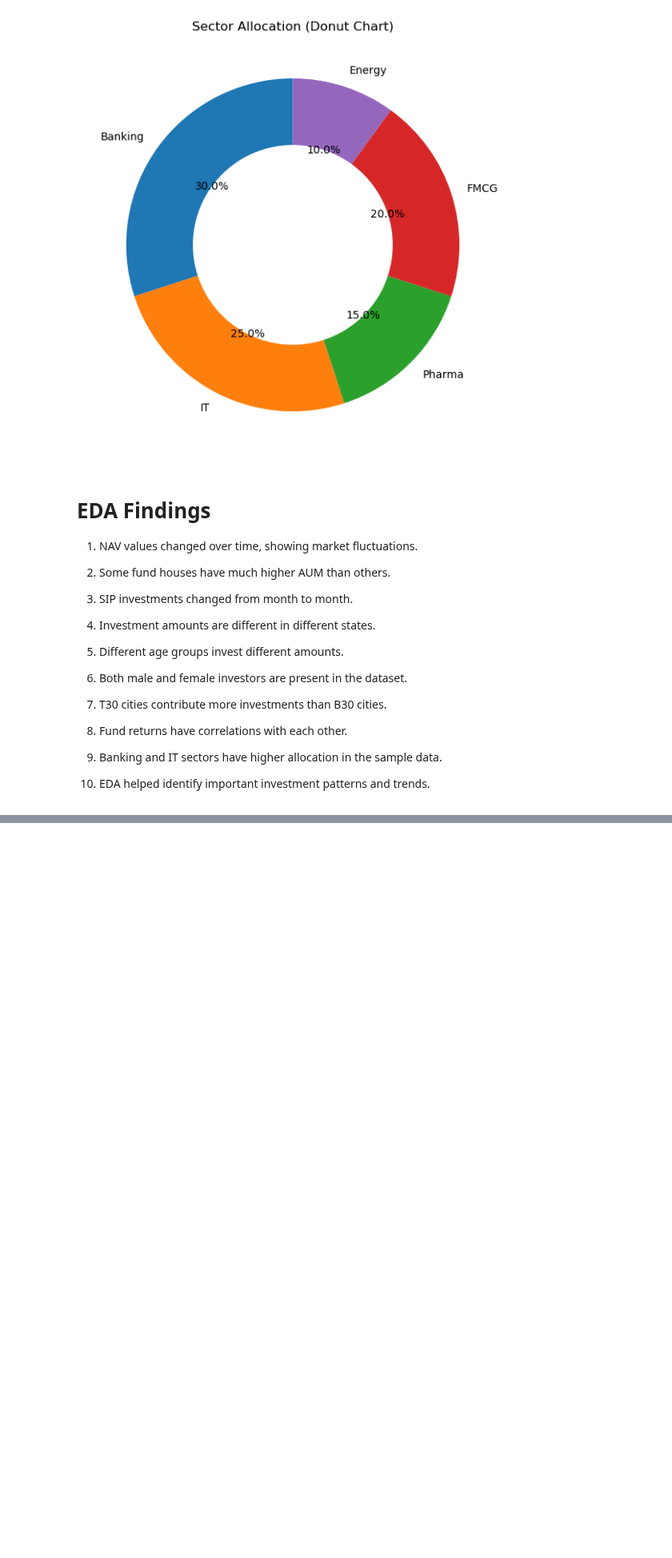
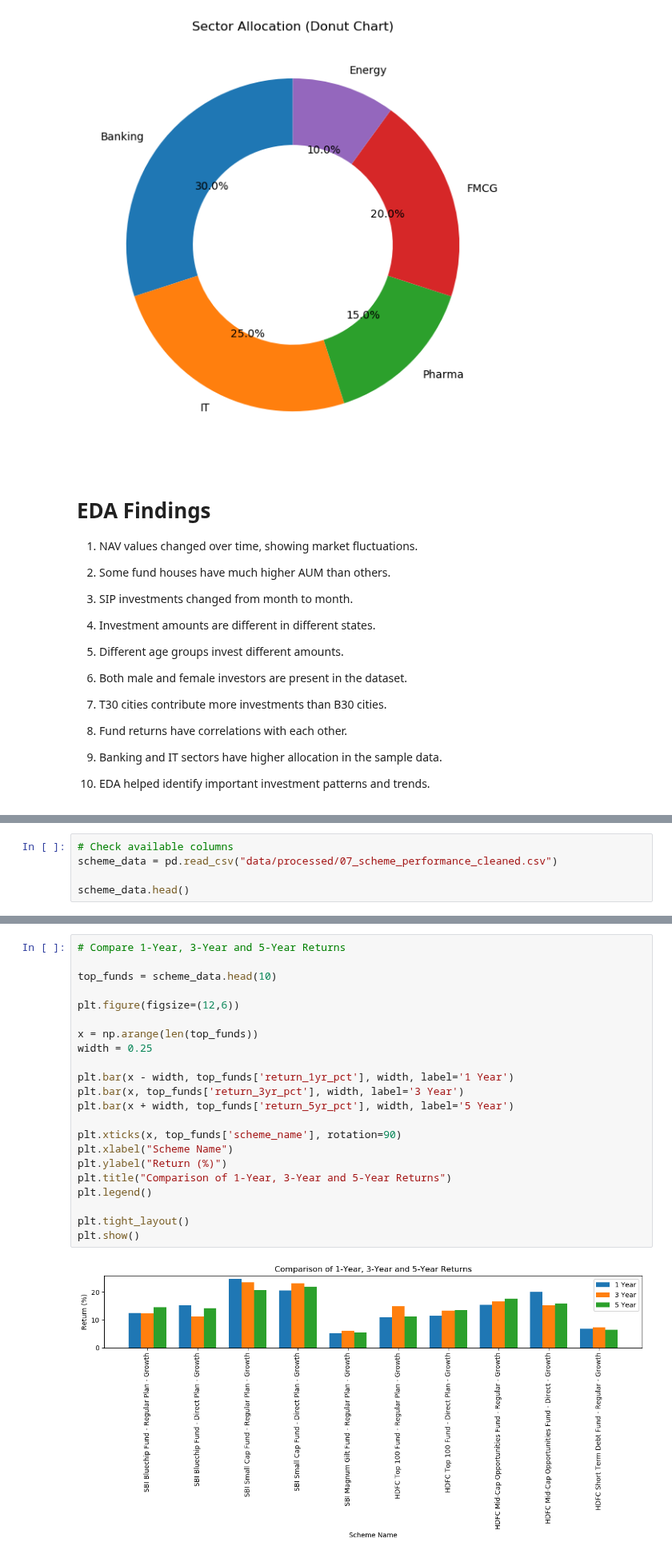
Before and after one commit to Lokeshalla8964/Mutual_Fund_Analytics, a Jupyter notebook: EDA_Analysis.ipynb, the cells around one changed output, grey strips where cells are left out. Shown at 80% size. Saved outputs shown, nothing was run; the diff lists cells and outputs as text; blank space fills up the shorter version.

```diff
--- a/EDA_Analysis.ipynb
+++ b/EDA_Analysis.ipynb
@@ -324,0 +424,5 @@ plt.show()
+# %%
+# Check available columns
+scheme_data = pd.read_csv("data/processed/07_scheme_performance_cleaned.csv")
+
+scheme_data.head()
@@ -324,0 +436,24 @@ plt.show()
+# %%
+# Compare 1-Year, 3-Year and 5-Year Returns
+
+top_funds = scheme_data.head(10)
+
+plt.figure(figsize=(12,6))
+
+x = np.arange(len(top_funds))
+width = 0.25
+
+plt.bar(x - width, top_funds['return_1yr_pct'], width, label='1 Year')
+plt.bar(x, top_funds['return_3yr_pct'], width, label='3 Year')
+plt.bar(x + width, top_funds['return_5yr_pct'], width, label='5 Year')
+
+plt.xticks(x, top_funds['scheme_name'], rotation=90)
+plt.xlabel("Scheme Name")
+plt.ylabel("Return (%)")
+plt.title("Comparison of 1-Year, 3-Year and 5-Year Returns")
+plt.legend()
+
+plt.tight_layout()
+plt.show()
+# %% [output]
+[figure, added]
```
Also changed, not shown: parts of 23 cells of this notebook.
